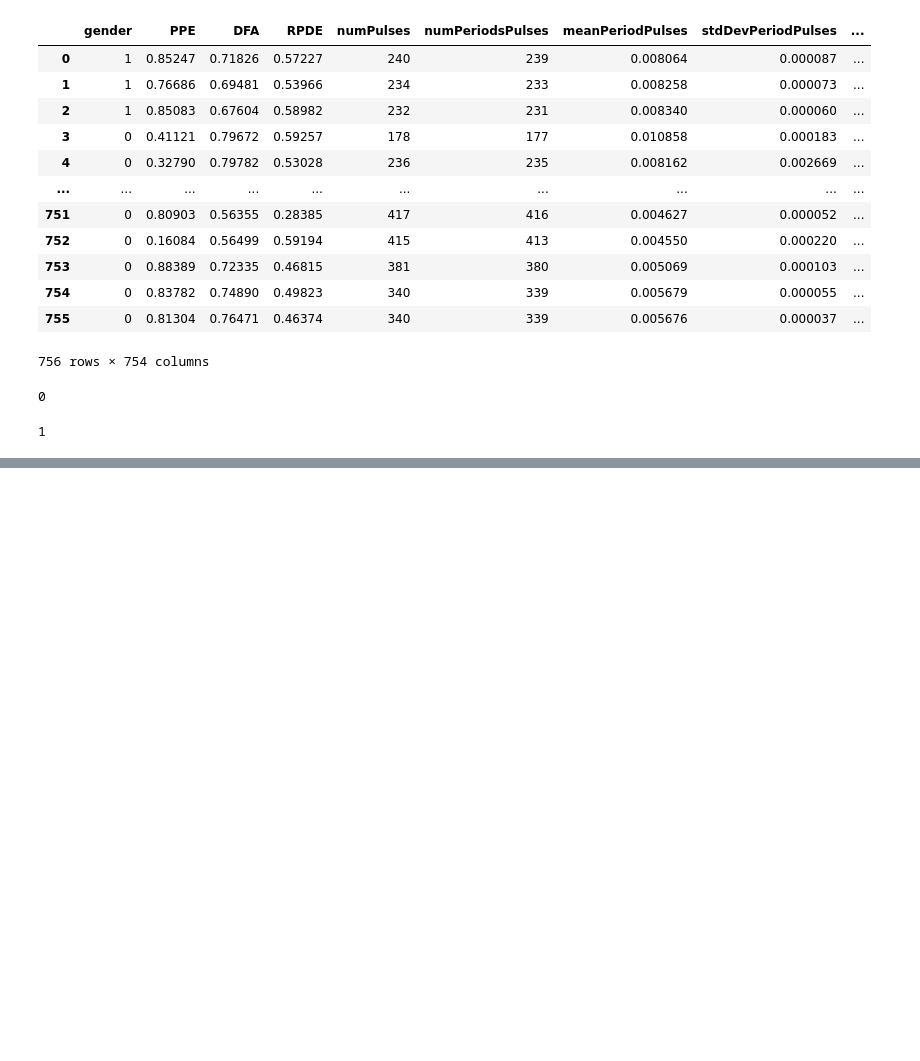
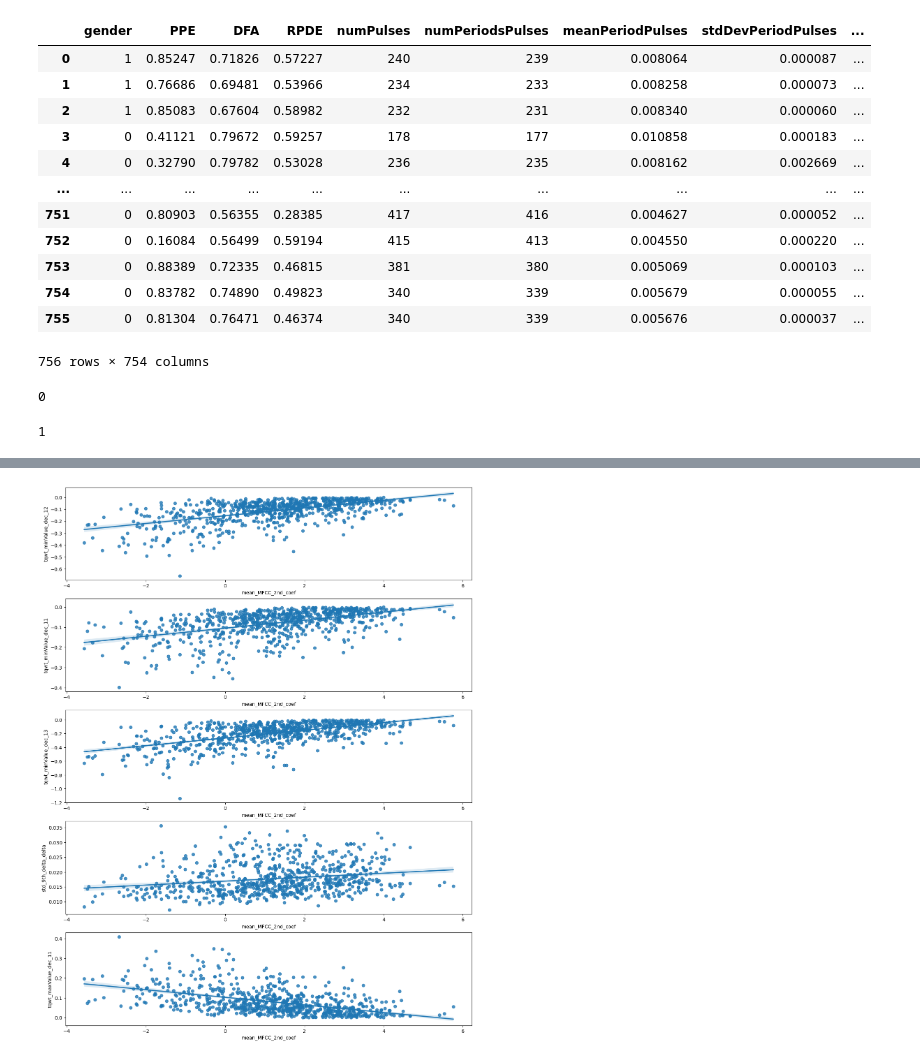
Before and after one commit to blueskullMRX/machine_learning_algorithms, a Jupyter notebook: notebook.ipynb, the cells around one changed output, grey strips where cells are left out. Saved outputs shown, nothing was run; the diff lists cells and outputs as text; code cells hidden in the pictures; blank space fills up the shorter version.

```diff
--- a/notebook.ipynb
+++ b/notebook.ipynb
@@ -230,0 +98,12 @@ Performing EFSA:
+# %%
+fig, axes = plt.subplots(5,1,figsize=(15,20))
+
+sns.regplot(data= df[selected_features], x = 'mean_MFCC_2nd_coef', y = 'tqwt_minValue_dec_12' , ax=axes[0])
+sns.regplot(data= df[selected_features], x = 'mean_MFCC_2nd_coef', y = 'tqwt_minValue_dec_11' , ax=axes[1])
+sns.regplot(data= df[selected_features], x = 'mean_MFCC_2nd_coef', y = 'tqwt_minValue_dec_13' , ax=axes[2])
+sns.regplot(data= df[selected_features], x = 'mean_MFCC_2nd_coef', y = 'std_9th_delta_delta'  , ax=axes[3])
+sns.regplot(data= df[selected_features], x = 'mean_MFCC_2nd_coef', y = 'tqwt_maxValue_dec_11' , ax=axes[4])
+
+plt.show()
+# %% [output]
+[figure, added]
```
Also changed, not shown: parts of 18 cells of this notebook, 1 other file.
